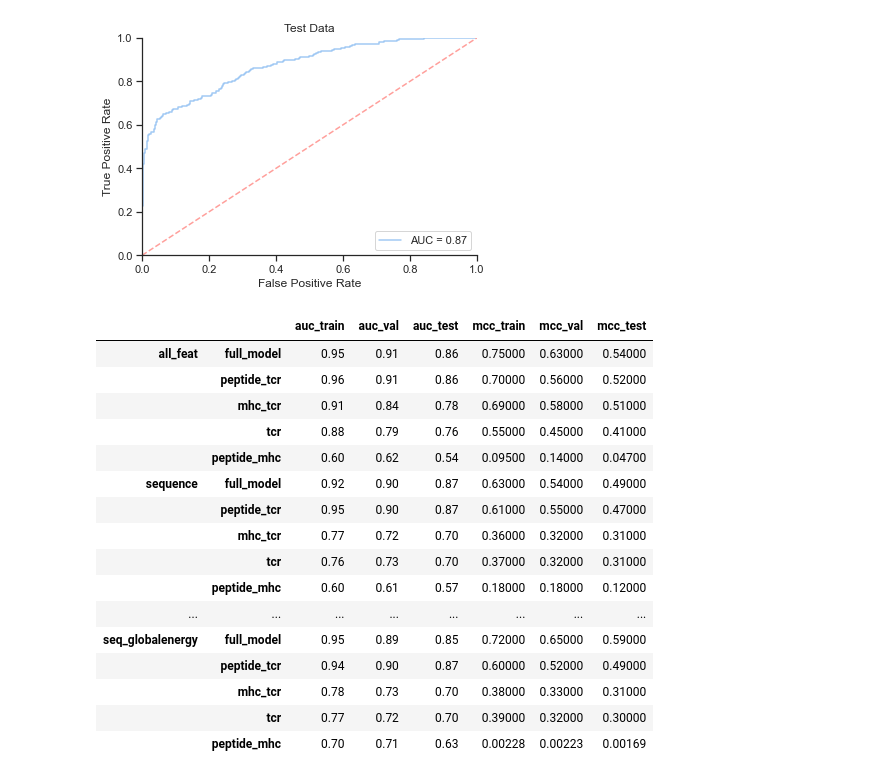
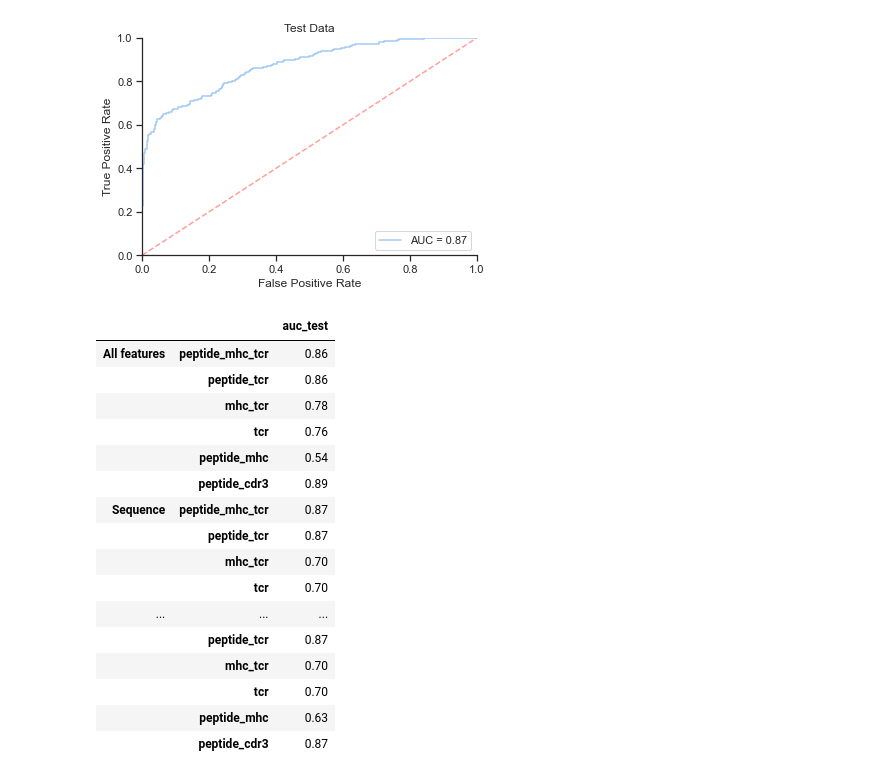
Before and after one commit to chrhjoh/speciale, a Jupyter notebook: modeling/src/notebooks/02_minimize_input.ipynb, the cells around one changed output. Drawn from its saved outputs; the diff is of its cells as text; code cells hidden in the pictures.

```diff
--- a/modeling/src/notebooks/02_minimize_input.ipynb
+++ b/modeling/src/notebooks/02_minimize_input.ipynb
@@ -288,40 +288,39 @@ Text(0.5, 1.0, 'Test Data')
 [figure]
 [figure]
 [figure]
-# %%
-arrays=[np.array(["all_feat", "all_feat", "all_feat", "all_feat", "all_feat",
-       "sequence", "sequence", "sequence", "sequence", "sequence",
-       "energy_terms", "energy_terms", "energy_terms", "energy_terms", "energy_terms",
-       "seq_globalenergy", "seq_globalenergy", "seq_globalenergy", "seq_globalenergy", "seq_globalenergy"])
-       ,
-       np.array(["full_model", "peptide_tcr", "mhc_tcr", "tcr", "peptide_mhc",
-       "full_model", "peptide_tcr", "mhc_tcr", "tcr", "peptide_mhc",
-       "full_model", "peptide_tcr", "mhc_tcr", "tcr", "peptide_mhc",
-       "full_model", "peptide_tcr", "mhc_tcr", "tcr", "peptide_mhc"])]
-
-results= pd.DataFrame({"auc_train" : [0.95, 0.96, 0.91, 0.88, 0.60, 0.92, 0.95, 0.77, 0.76, 0.60, 0.94, 0.94, 0.93, 0.92, 0.88, 0.95, 0.94, 0.78, 0.77, 0.70],
-                       "auc_val" : [0.91, 0.91, 0.84, 0.79, 0.62, 0.90, 0.90, 0.72, 0.73, 0.61, 0.87, 0.89, 0.85, 0.79, 0.82, 0.89, 0.90, 0.73, 0.72, 0.71],
-                       "auc_test" : [0.86, 0.86, 0.78, 0.76, 0.54, 0.87, 0.87, 0.70, 0.70, 0.57, 0.83, 0.85, 0.81, 0.74, 0.78, 0.85, 0.87, 0.70, 0.70, 0.63],
-                       "mcc_train" : [0.75, 0.70, 0.69, 0.55, 0.095, 0.63, 0.61, 0.36, 0.37, 0.18, 0.72, 0.61, 0.67, 0.62, 0.62, 0.72, 0.60, 0.38, 0.39, 0.00228],
-                       "mcc_val" : [0.63, 0.56, 0.58, 0.45, 0.14, 0.54, 0.55, 0.32, 0.32, 0.18, 0.58, 0.51, 0.57, 0.44, 0.54, 0.65, 0.52, 0.33, 0.32, 0.00223],
-                       "mcc_test" : [0.54, 0.52, 0.51, 0.41, 0.047, 0.49, 0.47, 0.31, 0.31, 0.12, 0.52, 0.47, 0.53, 0.37, 0.49, 0.59, 0.49, 0.31, 0.30, 0.00169]}, index=arrays)
-results
-# %% [output]
-|  |  | auc_train | auc_val | auc_test | mcc_train | mcc_val | mcc_test |
-| all_feat | full_model | 0.95 | 0.91 | 0.86 | 0.75000 | 0.63000 | 0.54000 |
-|  | peptide_tcr | 0.96 | 0.91 | 0.86 | 0.70000 | 0.56000 | 0.52000 |
-|  | mhc_tcr | 0.91 | 0.84 | 0.78 | 0.69000 | 0.58000 | 0.51000 |
-|  | tcr | 0.88 | 0.79 | 0.76 | 0.55000 | 0.45000 | 0.41000 |
-|  | peptide_mhc | 0.60 | 0.62 | 0.54 | 0.09500 | 0.14000 | 0.04700 |
-| sequence | full_model | 0.92 | 0.90 | 0.87 | 0.63000 | 0.54000 | 0.49000 |
-|  | peptide_tcr | 0.95 | 0.90 | 0.87 | 0.61000 | 0.55000 | 0.47000 |
-|  | mhc_tcr | 0.77 | 0.72 | 0.70 | 0.36000 | 0.32000 | 0.31000 |
-|  | tcr | 0.76 | 0.73 | 0.70 | 0.37000 | 0.32000 | 0.31000 |
-|  | peptide_mhc | 0.60 | 0.61 | 0.57 | 0.18000 | 0.18000 | 0.12000 |
-| ... | ... | ... | ... | ... | ... | ... | ... |
-| seq_globalenergy | full_model | 0.95 | 0.89 | 0.85 | 0.72000 | 0.65000 | 0.59000 |
-|  | peptide_tcr | 0.94 | 0.90 | 0.87 | 0.60000 | 0.52000 | 0.49000 |
-|  | mhc_tcr | 0.78 | 0.73 | 0.70 | 0.38000 | 0.33000 | 0.31000 |
-|  | tcr | 0.77 | 0.72 | 0.70 | 0.39000 | 0.32000 | 0.30000 |
-|  | peptide_mhc | 0.70 | 0.71 | 0.63 | 0.00228 | 0.00223 | 0.00169 |
+# %%
+import pandas as pd
+import numpy as np
+import matplotlib.pyplot as plt
+arrays=[np.array(["All features", "All features", "All features", "All features", "All features", "All features",
+       "Sequence", "Sequence", "Sequence", "Sequence", "Sequence", "Sequence",
+       "Energy terms", "Energy terms", "Energy terms", "Energy terms", "Energy terms", "Energy terms",
+       "Sequence + global", "Sequence + global", "Sequence + global", "Sequence + global", "Sequence + global", "Sequence + global"])
+       ,
+       np.array(["peptide_mhc_tcr", "peptide_tcr", "mhc_tcr", "tcr", "peptide_mhc", "peptide_cdr3",
+       "peptide_mhc_tcr", "peptide_tcr", "mhc_tcr", "tcr", "peptide_mhc", "peptide_cdr3",
+       "peptide_mhc_tcr", "peptide_tcr", "mhc_tcr", "tcr", "peptide_mhc", "peptide_cdr3",
+       "peptide_mhc_tcr", "peptide_tcr", "mhc_tcr", "tcr", "peptide_mhc", "peptide_cdr3"])]
+
+results= pd.DataFrame({"auc_test" : [0.86, 0.86, 0.78, 0.76, 0.54, 0.89, 0.87, 0.87, 0.70, 0.70, 0.57, 0.89, 0.83, 0.85, 0.81, 0.74, 0.78, 0.83, 0.85, 0.87, 0.70, 0.70, 0.63, 0.87],
+  }, index=arrays)
+results
+# %% [output]
+|  |  | auc_test |
+| All features | peptide_mhc_tcr | 0.86 |
+|  | peptide_tcr | 0.86 |
+|  | mhc_tcr | 0.78 |
+|  | tcr | 0.76 |
+|  | peptide_mhc | 0.54 |
+|  | peptide_cdr3 | 0.89 |
+| Sequence | peptide_mhc_tcr | 0.87 |
+|  | peptide_tcr | 0.87 |
+|  | mhc_tcr | 0.70 |
+|  | tcr | 0.70 |
+| ... | ... | ... |
+|  | peptide_tcr | 0.87 |
+|  | mhc_tcr | 0.70 |
+|  | tcr | 0.70 |
+|  | peptide_mhc | 0.63 |
+|  | peptide_cdr3 | 0.87 |
 # %%
```
Also changed, not shown: parts of 4 cells of this notebook, 5 other files.
